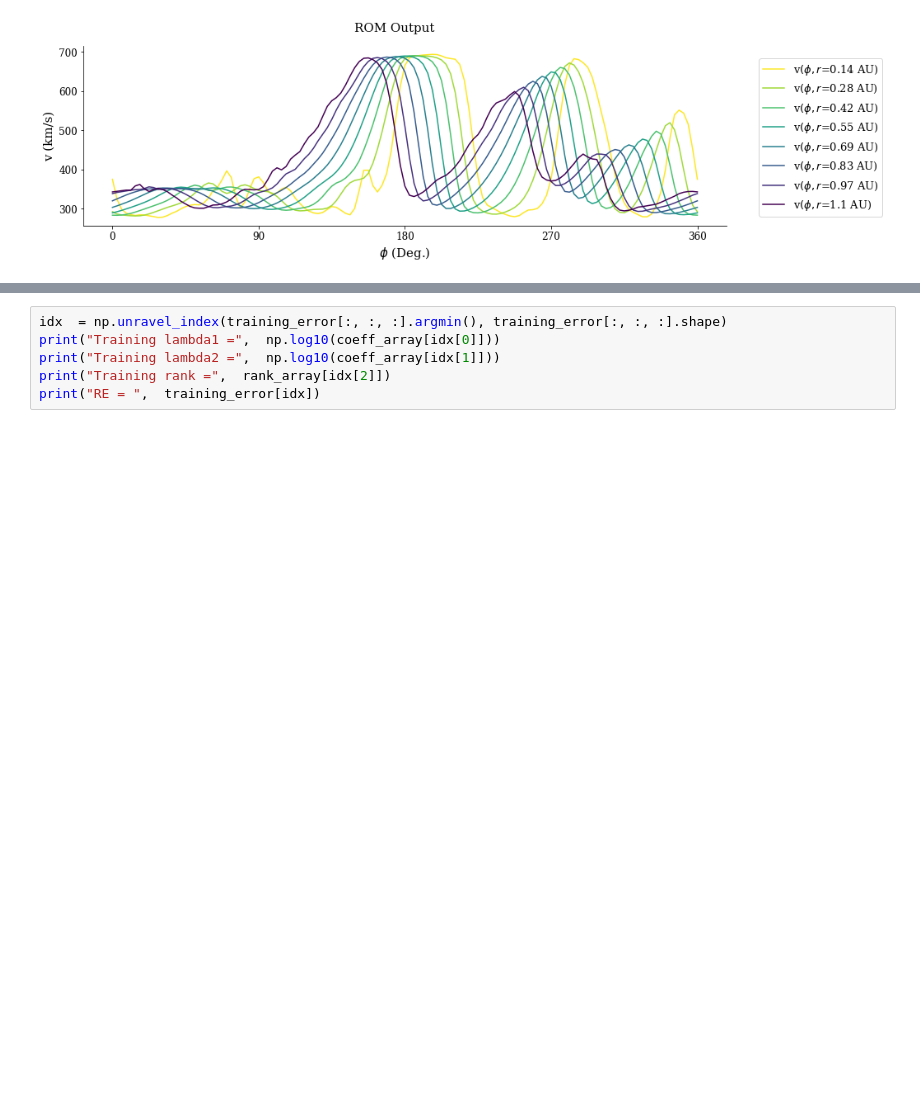
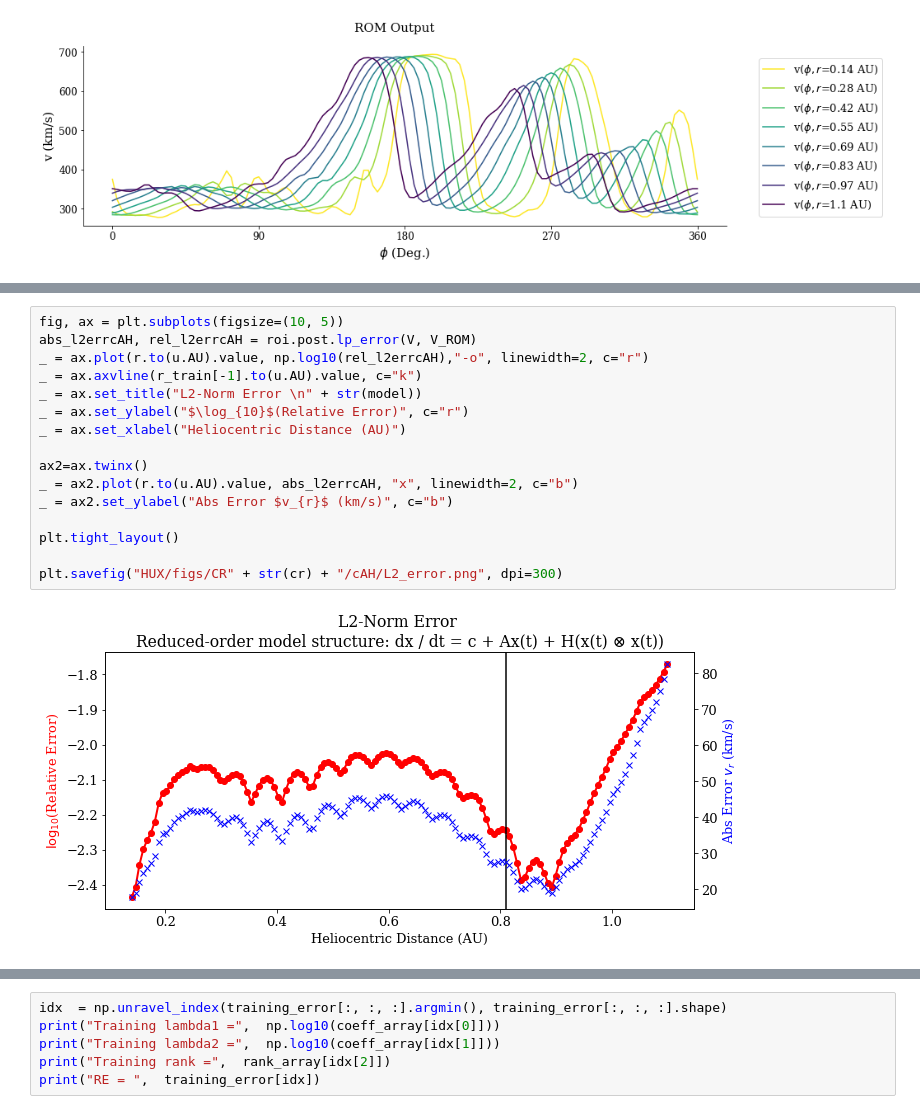
Before and after one commit to opaliss/Space-Weather-ROM, a Jupyter notebook: HUX/SW-ROM-Shifted-HUX-LowRes.ipynb, the cells around one changed output, grey strips where cells are left out. Drawn from its saved outputs; the diff is of its cells as text; blank space fills up the shorter version.

```diff
--- a/HUX/SW-ROM-Shifted-HUX-LowRes.ipynb
+++ b/HUX/SW-ROM-Shifted-HUX-LowRes.ipynb
@@ -1055,0 +1083,18 @@ fig.savefig("HUX/figs/CR" + str(cr) + "/cAH/shifted_HUX_relative_error_cAH.png",
+# %%
+fig, ax = plt.subplots(figsize=(10, 5))
+abs_l2errcAH, rel_l2errcAH = roi.post.lp_error(V, V_ROM)
+_ = ax.plot(r.to(u.AU).value, np.log10(rel_l2errcAH),"-o", linewidth=2, c="r")
+_ = ax.axvline(r_train[-1].to(u.AU).value, c="k")
+_ = ax.set_title("L2-Norm Error \n" + str(model))
+_ = ax.set_ylabel("$\log_{10}$(Relative Error)", c="r")
+_ = ax.set_xlabel("Heliocentric Distance (AU)")
+
+ax2=ax.twinx()
+_ = ax2.plot(r.to(u.AU).value, abs_l2errcAH, "x", linewidth=2, c="b")
+_ = ax2.set_ylabel("Abs Error $v_{r}$ (km/s)", c="b")
+
+plt.tight_layout()
+
+plt.savefig("HUX/figs/CR" + str(cr) + "/cAH/L2_error.png", dpi=300)
+# %% [output]
+[figure, added]
```
Also changed, not shown: parts of 17 cells of this notebook, 2 other files.
